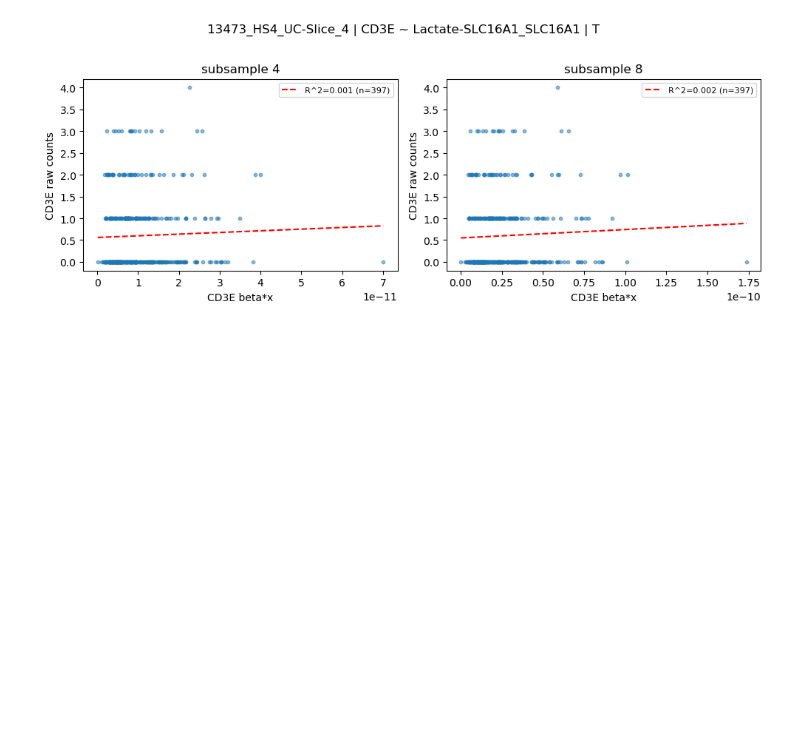
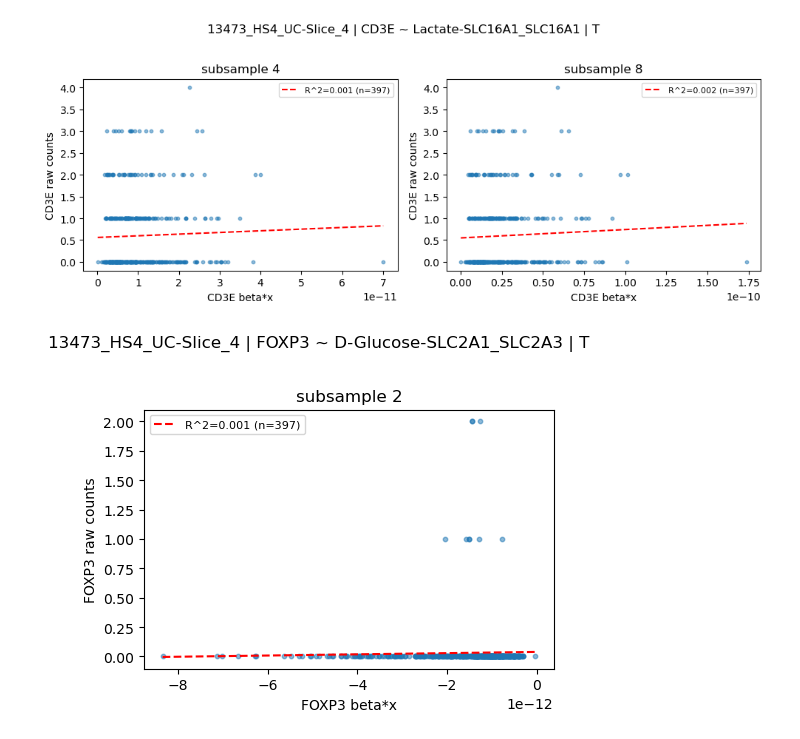
Before and after one commit to fosterea/MetabTravLR, a Jupyter notebook: metab_processing/Analysis/Foster/subsample_uc.ipynb, the cells around one changed output. Saved outputs shown, nothing was run; the diff lists cells and outputs as text; code cells hidden in the pictures; blank space fills up the shorter version.

```diff
--- a/metab_processing/Analysis/Foster/subsample_uc.ipynb
+++ b/metab_processing/Analysis/Foster/subsample_uc.ipynb
@@ -391,3 +393,7 @@ plot_betax_vs_expr('CD4', 'metab@D-Glucose-SLC2A1_SLC2A1', cell_type='T')
 plot_betax_vs_expr('CD3E', 'metab@Lactate-SLC16A1_SLC16A1', cell_type='T')
 # %% [output]
 [figure]
+# %%
+plot_betax_vs_expr('FOXP3', 'metab@D-Glucose-SLC2A1_SLC2A3', cell_type='T')
+# %% [output]
+[figure, added]
```
Also changed, not shown: parts of 1 cell of this notebook.
